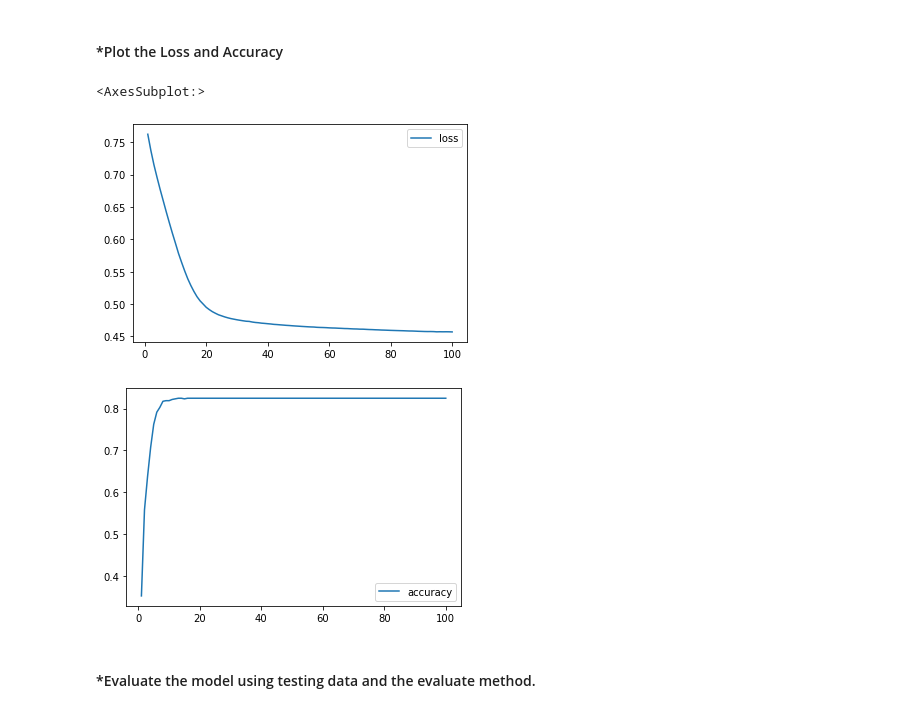
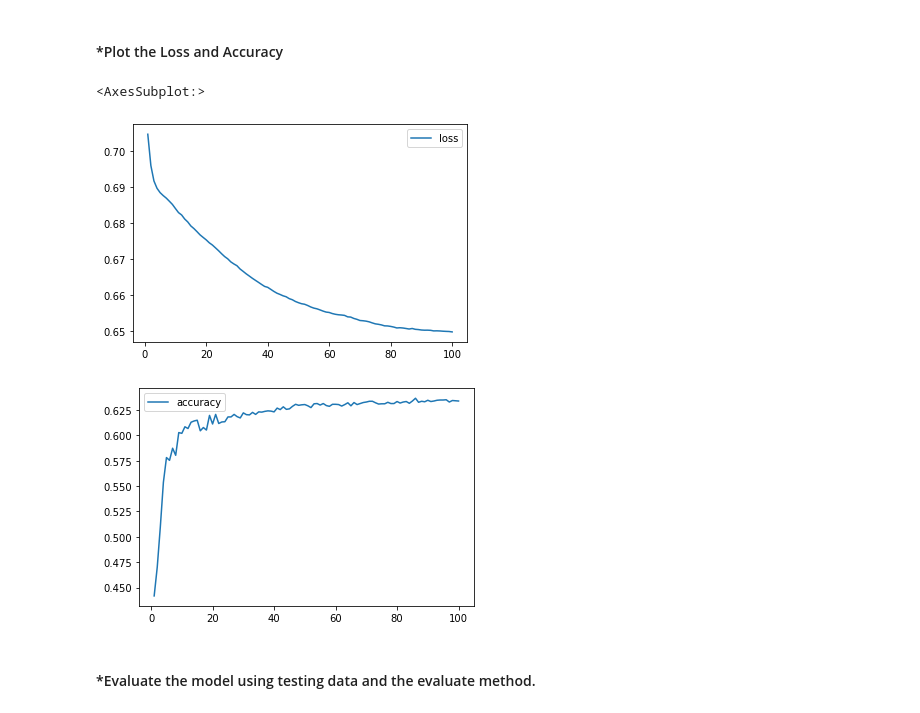
Before and after one commit to danenbm/fintech-p2-machine-learning, a Jupyter notebook: machine-learning.ipynb, the cells around one changed output. Drawn from its saved outputs; the diff is of its cells as text; code cells hidden in the pictures.

Commit message:
adding oversampled models

```diff
--- a/machine-learning.ipynb
+++ b/machine-learning.ipynb
@@ -900,0 +970,4 @@ nn_shallow_6.compile(loss="binary_crossentropy", optimizer="adam", metrics=["acc
+# %%
+# Resample the key data
+random_oversampler = RandomOverSampler(random_state=1)
+X_key_class_train_scaled_resampled, y_key_class_train_resampled = random_oversampler.fit_resample(X_key_class_train_scaled, y_key_class_train)
@@ -1003,24 +1083,23 @@ hidden_nodes_layer1 = 3
 hidden_nodes_layer2 = 2
 
 # Create a sequential neural network model
-nn_deep_6 = Sequential()
+nn_deep_key = Sequential()
 
 # Add the first hidden layer
-nn_deep_6.add(Dense(units=hidden_nodes_layer1, input_dim=number_input_features, activation="relu"))
+nn_deep_key.add(Dense(units=hidden_nodes_layer1, input_dim=number_input_features, activation="relu"))
 
 # Add the second hidden layer
-nn_deep_6.add(Dense(units=hidden_nodes_layer2, activation="relu"))
+nn_deep_key.add(Dense(units=hidden_nodes_layer2, activation="relu"))
 
 # Add the output layer
-nn_deep_6.add(Dense(units=1, activation="sigmoid"))
+nn_deep_key.add(Dense(units=1, activation="sigmoid"))
 # %%
 # Compile the model
-nn_deep_6.compile(loss="binary_crossentropy", optimizer="adam", metrics=["accuracy"])
+nn_deep_key.compile(loss="binary_crossentropy", optimizer="adam", metrics=["accuracy"])
 # %% [markdown]
 ### Fit and Evaluate the Neural Network
 # %%
 # Fit the model
-# model_deep_6 = nn_deep_6.fit(X_key_class_train_scaled, y_key_class_train, epochs=100)
-model_deep_6 = nn_deep_6.fit(X_key_class_train_scaled, y_key_class_train, epochs=100)
+model_deep_key = nn_deep_key.fit(X_key_class_train_scaled_resampled, y_key_class_train_resampled, epochs=100)
 # %% [output]
 Epoch 1/100
@@ -1044,17 +1123,17 @@ Epoch 100/100
 #### *Plot the Loss and Accuracy
 # %%
 # Create a DataFrame with the history dictionary and an index parameter
-df_history_deep_6 = pd.DataFrame(model_deep_6.history, index=range(1, len(model_deep_6.history["loss"]) + 1))
+df_history_deep_key = pd.DataFrame(model_deep_key.history, index=range(1, len(model_deep_key.history["loss"]) + 1))
 
 # Plot the loss where the y-axis displays the loss metric
-df_history_deep_6.plot(y="loss")
+df_history_deep_key.plot(y="loss")
 
 # Plot the accuracy
-df_history_deep_6.plot(y="accuracy")
+df_history_deep_key.plot(y="accuracy")
 # %% [output]
 <AxesSubplot:>
-[figure, old version]
+[figure, new version]
-[figure, old version]
+[figure, new version]
 # %% [markdown]
 #### *Evaluate the model using testing data and the evaluate method.
 # %%
```
Also changed, not shown: parts of 108 cells of this notebook.
